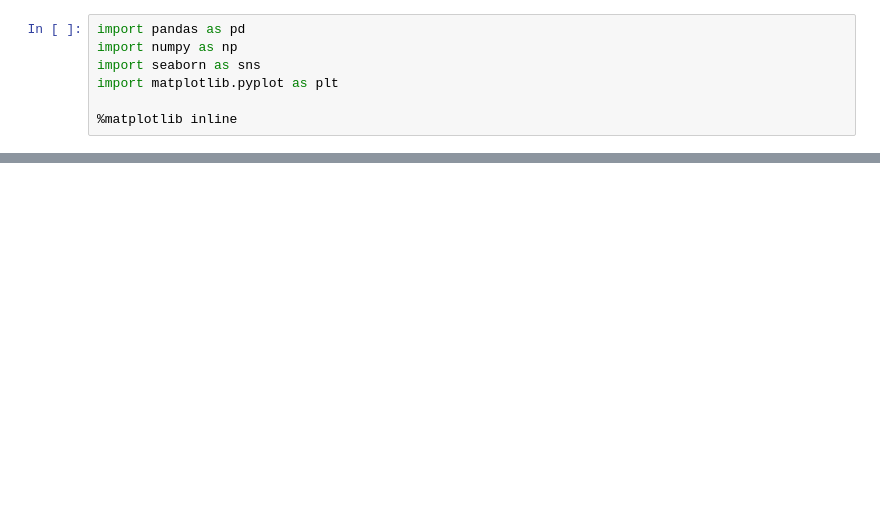
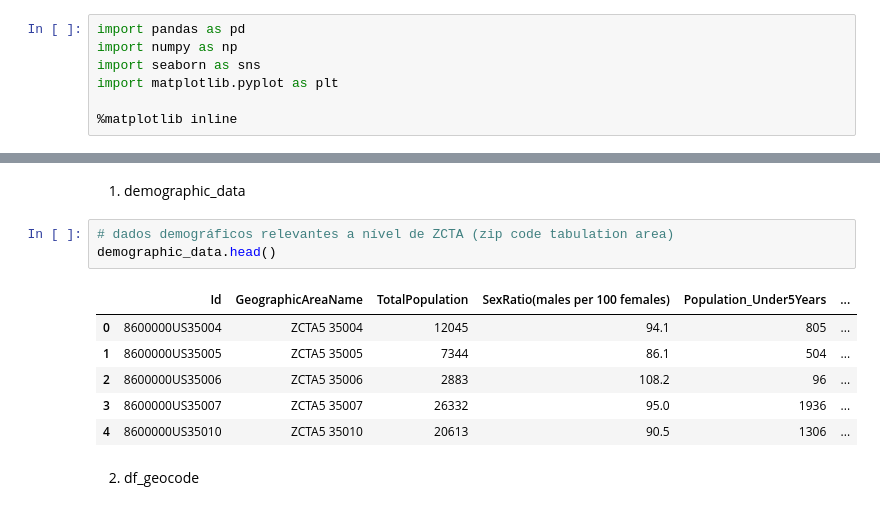
Before and after one commit to leticiafaria7/case-elogroup, a Jupyter notebook: 1_checagem-dados.ipynb, the cells around one changed output, grey strips where cells are left out. Drawn from its saved outputs; the diff is of its cells as text; blank space fills up the shorter version.

```diff
--- a/1_checagem-dados.ipynb
+++ b/1_checagem-dados.ipynb
@@ -47,0 +60,14 @@ transactional_data.head()
+# %% [markdown]
+1. demographic_data
+# %%
+# dados demográficos relevantes a nível de ZCTA (zip code tabulation area)
+demographic_data.head()
+# %% [output]
+|  | Id | GeographicAreaName | TotalPopulation | SexRatio(males per 100 females) | Population_Under5Years | ... |
+| 0 | 8600000US35004 | ZCTA5 35004 | 12045 | 94.1 | 805 | ... |
+| 1 | 8600000US35005 | ZCTA5 35005 | 7344 | 86.1 | 504 | ... |
+| 2 | 8600000US35006 | ZCTA5 35006 | 2883 | 108.2 | 96 | ... |
+| 3 | 8600000US35007 | ZCTA5 35007 | 26332 | 95.0 | 1936 | ... |
+| 4 | 8600000US35010 | ZCTA5 35010 | 20613 | 90.5 | 1306 | ... |
+# %% [markdown]
+2. df_geocode
```
Also changed, not shown: parts of 25 cells of this notebook, 3 other files.
